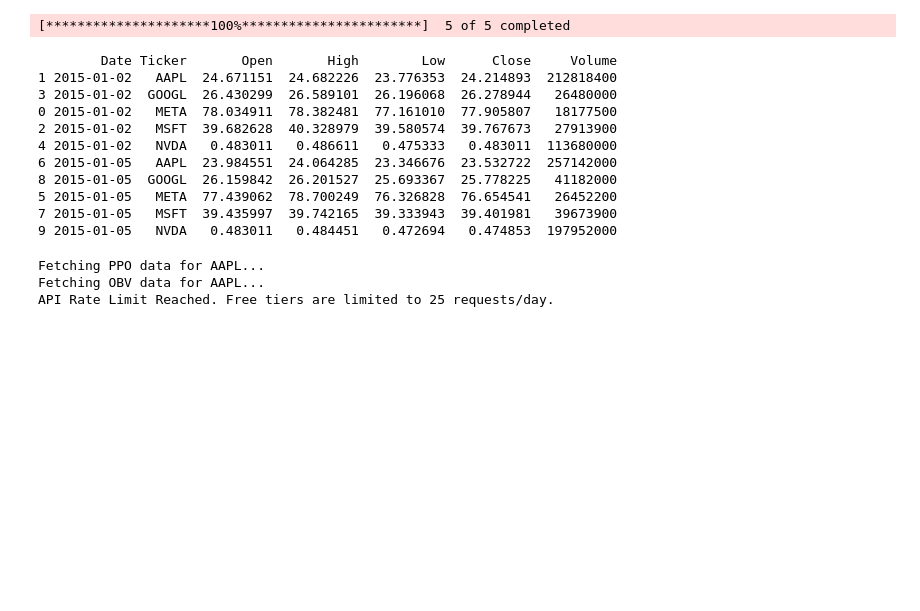
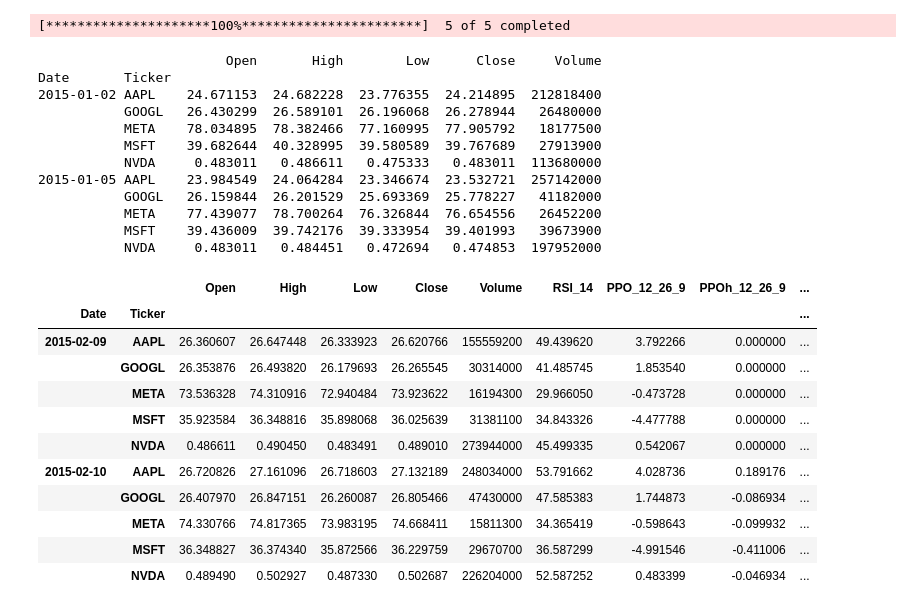
Before and after one commit to ajoneswp-bit/finance_project, a Jupyter notebook: main.ipynb, the cells around one changed output. Saved outputs shown, nothing was run; the diff lists cells and outputs as text; code cells hidden in the pictures; blank space fills up the shorter version.

Commit message:
Finished gathering data from yfinance, got rid of old alpha vantage stuff

```diff
--- a/main.ipynb
+++ b/main.ipynb
@@ -34,16 +34,18 @@ df_bulk = yf.download(tickers=ticker_list, start="2015-01-01", end="2023-12-31",
 df_stacked = df_bulk.stack(level=0, future_stack=True).rename_axis(['Date', 'Ticker']).reset_index()
 df_stacked = df_stacked.sort_values(by=['Date', 'Ticker'])
 df_stacked.columns.name = None
+df_stacked = df_stacked.set_index(['Date', 'Ticker'])
 print(df_stacked.head(10))
 # %% [output]
-        Date Ticker       Open       High        Low      Close     Volume
-1 2015-01-02   AAPL  24.671151  24.682226  23.776353  24.214893  212818400
-3 2015-01-02  GOOGL  26.430299  26.589101  26.196068  26.278944   26480000
-0 2015-01-02   META  78.034911  78.382481  77.161010  77.905807   18177500
-2 2015-01-02   MSFT  39.682628  40.328979  39.580574  39.767673   27913900
-4 2015-01-02   NVDA   0.483011   0.486611   0.475333   0.483011  113680000
-6 2015-01-05   AAPL  23.984551  24.064285  23.346676  23.532722  257142000
-8 2015-01-05  GOOGL  26.159842  26.201527  25.693367  25.778225   41182000
-5 2015-01-05   META  77.439062  78.700249  76.326828  76.654541   26452200
-7 2015-01-05   MSFT  39.435997  39.742165  39.333943  39.401981   39673900
-9 2015-01-05   NVDA   0.483011   0.484451   0.472694   0.474853  197952000
+                        Open       High        Low      Close     Volume
+Date       Ticker
+2015-01-02 AAPL    24.671153  24.682228  23.776355  24.214895  212818400
+           GOOGL   26.430299  26.589101  26.196068  26.278944   26480000
+           META    78.034895  78.382466  77.160995  77.905792   18177500
+           MSFT    39.682644  40.328995  39.580589  39.767689   27913900
+           NVDA     0.483011   0.486611   0.475333   0.483011  113680000
+2015-01-05 AAPL    23.984549  24.064284  23.346674  23.532721  257142000
+           GOOGL   26.159844  26.201529  25.693369  25.778227   41182000
+           META    77.439077  78.700264  76.326844  76.654556   26452200
+           MSFT    39.436009  39.742176  39.333954  39.401993   39673900
+           NVDA     0.483011   0.484451   0.472694   0.474853  197952000
@@ -111,7 +52,31 @@ def fetch_technical_indicators(api_key, symbol="AAPL", interval="daily", time_pe
-# %%
-MY_API_KEY = "AMHN58QZ560HN06D"
-aapl_df = fetch_technical_indicators(MY_API_KEY)
-# %% [output]
-Fetching PPO data for AAPL...
-Fetching OBV data for AAPL...
-API Rate Limit Reached. Free tiers are limited to 25 requests/day.
+# %%
+def calculate_features(group):
+    # Group 1: pandas-ta features
+    group.ta.rsi(length=14, append=True)
+    group.ta.ppo(append=True)
+    group.ta.obv(append=True)
+    group.ta.atr(length=14, append=True)
+
+    # Group 2: Custom Pandas Math
+    group['Log_Return'] = np.log(group['Close'] / group['Close'].shift(1))
+    group['Overnight_Gap'] = (group['Open'] - group['Close'].shift(1)) / group['Close'].shift(1)
+    group['High_Low_Ratio'] = (group['High'] - group['Low']) / group['Close']
+
+    return group
+# %%
+df_features = df_stacked.groupby('Ticker', group_keys=False).apply(calculate_features)
+df_features = df_features.dropna()
+df_features.head(10)
+# %% [output]
+|  |  | Open | High | Low | Close | Volume | RSI_14 | PPO_12_26_9 | PPOh_12_26_9 | ... |
+| Date | Ticker |  |  |  |  |  |  |  |  | ... |
+| 2015-02-09 | AAPL | 26.360607 | 26.647448 | 26.333923 | 26.620766 | 155559200 | 49.439620 | 3.792266 | 0.000000 | ... |
+|  | GOOGL | 26.353876 | 26.493820 | 26.179693 | 26.265545 | 30314000 | 41.485745 | 1.853540 | 0.000000 | ... |
+|  | META | 73.536328 | 74.310916 | 72.940484 | 73.923622 | 16194300 | 29.966050 | -0.473728 | 0.000000 | ... |
+|  | MSFT | 35.923584 | 36.348816 | 35.898068 | 36.025639 | 31381100 | 34.843326 | -4.477788 | 0.000000 | ... |
+|  | NVDA | 0.486611 | 0.490450 | 0.483491 | 0.489010 | 273944000 | 45.499335 | 0.542067 | 0.000000 | ... |
+| 2015-02-10 | AAPL | 26.720826 | 27.161096 | 26.718603 | 27.132189 | 248034000 | 53.791662 | 4.028736 | 0.189176 | ... |
+|  | GOOGL | 26.407970 | 26.847151 | 26.260087 | 26.805466 | 47430000 | 47.585383 | 1.744873 | -0.086934 | ... |
+|  | META | 74.330766 | 74.817365 | 73.983195 | 74.668411 | 15811300 | 34.365419 | -0.598643 | -0.099932 | ... |
+|  | MSFT | 36.348827 | 36.374340 | 35.872566 | 36.229759 | 29670700 | 36.587299 | -4.991546 | -0.411006 | ... |
+|  | NVDA | 0.489490 | 0.502927 | 0.487330 | 0.502687 | 226204000 | 52.587252 | 0.483399 | -0.046934 | ... |
```
Also changed, not shown: parts of 4 cells of this notebook.
